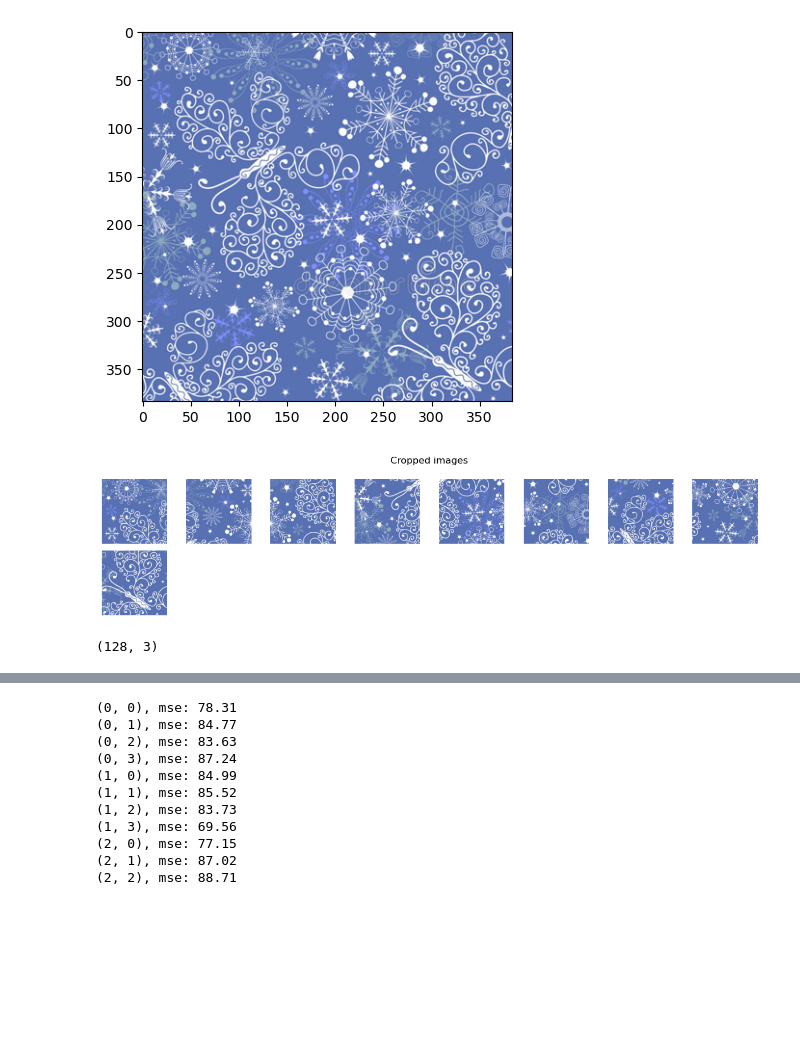
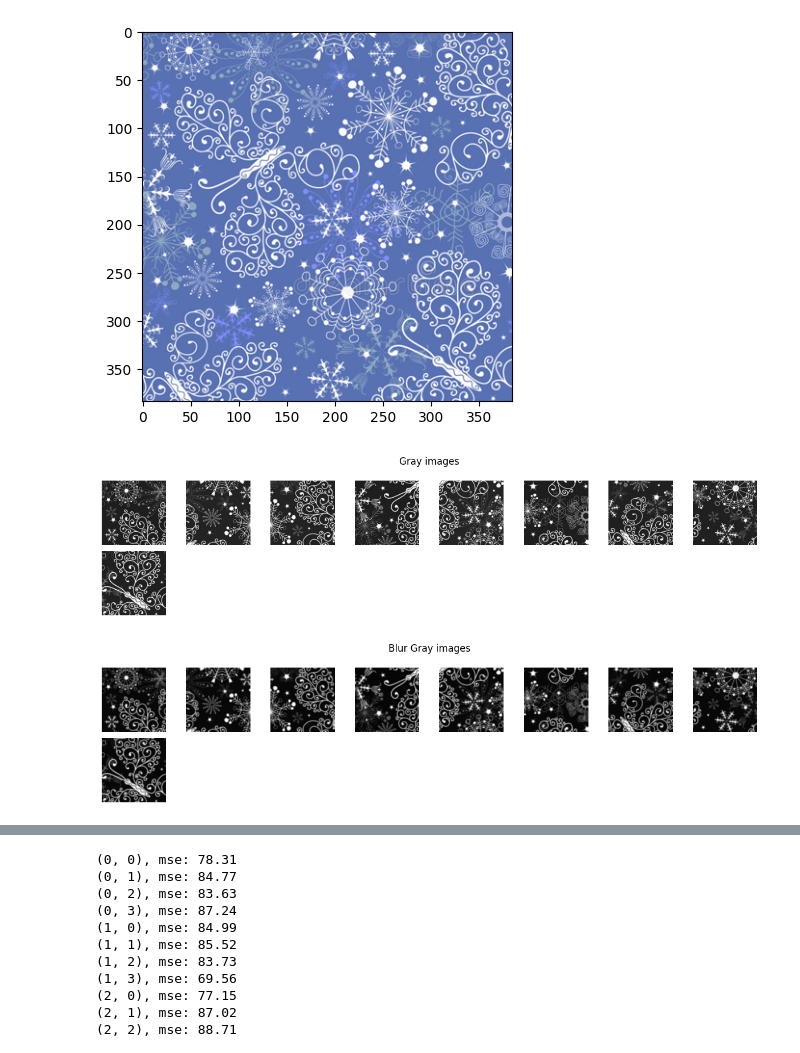
Before and after one commit to silverhardliner/iapr_project, a Jupyter notebook: puzzle_solving.ipynb, the cells around one changed output, grey strips where cells are left out. Saved outputs shown, nothing was run; the diff lists cells and outputs as text; code cells hidden in the pictures; blank space fills up the shorter version.

```diff
--- a/puzzle_solving.ipynb
+++ b/puzzle_solving.ipynb
@@ -10,34 +52,37 @@ segmenter = Segmentation()
 # %%
-img = segmenter.load_input_image_("00_00", folder="train2_solutions", flag='solution')
+input_img = "00_00"
+img = segmenter.load_input_image_(input_img, folder="train2_solutions", flag='solution')
 plt.imshow(img)
 # %% [output]
 <matplotlib.image.AxesImage at 0x...>
 [figure]
 # %%
-img = segmenter.load_input_image_("00_00", folder="train2_solutions", flag='solution')
+img = segmenter.load_input_image_(input_img, folder="train2_solutions", flag='solution')
 
 def split_image(img, size=128):
     if img.shape[0] % size != 0 or img.shape[1] % size != 0:
         raise ValueError(f"Image size is wrong for piece size {size}x{size}.")
 
     piece_vert = img.shape[0]//size
     piece_hori = img.shape[1]//size
 
     pieces = []
     for i in range(piece_vert):
         for j in range(piece_hori):
             new_piece = img[i*size:(i+1)*size, j*size:(j+1)*size,:]
             pieces.append(new_piece)
 
     return pieces
 
 pieces = split_image(img)
-#pieces[0][:,-1] = [0,0,0]
+pieces_gray = [cv2.cvtColor(p, cv2.COLOR_BGR2GRAY) for p in pieces]
+pieces_blur = [cv2.GaussianBlur(p,(3,3),0) for p in pieces_gray]
+pieces_th = [cv2.threshold(p,0,255,cv2.THRESH_BINARY+cv2.THRESH_OTSU)[1] for p in pieces_blur]
 
-Segmentation.plot_images(pieces)
+Segmentation.plot_images(pieces_gray, title="Gray images", cmap="gray")
 # %% [output]
-[figure, old version]
+[figure, new version]
-# %%
-pieces[0][-1,:].shape
-# %% [output]
-(128, 3)
+# %%
+Segmentation.plot_images(pieces_blur, title="Blur Gray images", cmap="gray")
+# %% [output]
+[figure, added]
```
Also changed, not shown: parts of 22 cells of this notebook, 2 other files.
